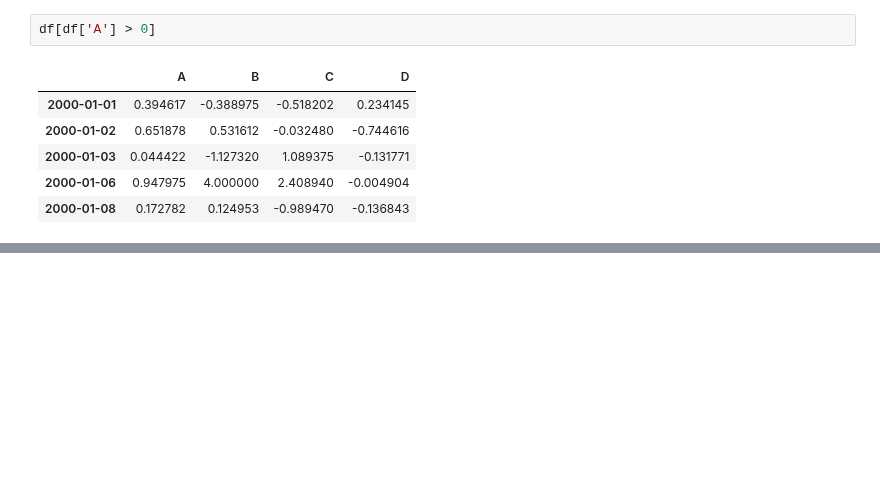
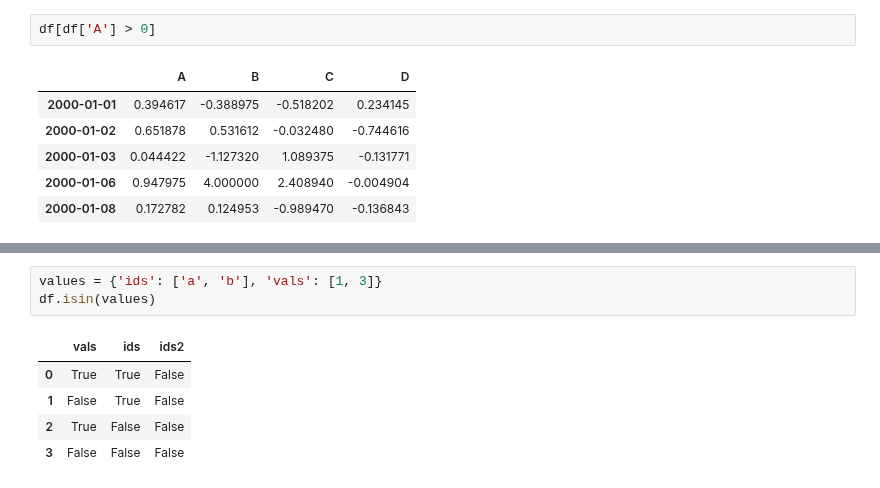
Before and after one commit to manasesmutembei11/ML, a Jupyter notebook: pandas/indexing_and_selecting.ipynb, the cells around one changed output, grey strips where cells are left out. Saved outputs shown, nothing was run; the diff lists cells and outputs as text; blank space fills up the shorter version.

```diff
--- a/pandas/indexing_and_selecting.ipynb
+++ b/pandas/indexing_and_selecting.ipynb
@@ -669,0 +741,9 @@ df[df['A'] > 0]
+# %%
+values = {'ids': ['a', 'b'], 'vals': [1, 3]}
+df.isin(values)
+# %% [output]
+|  | vals | ids | ids2 |
+| 0 | True | True | False |
+| 1 | False | True | False |
+| 2 | True | False | False |
+| 3 | False | False | False |
```
Also changed, not shown: parts of 8 cells of this notebook.
